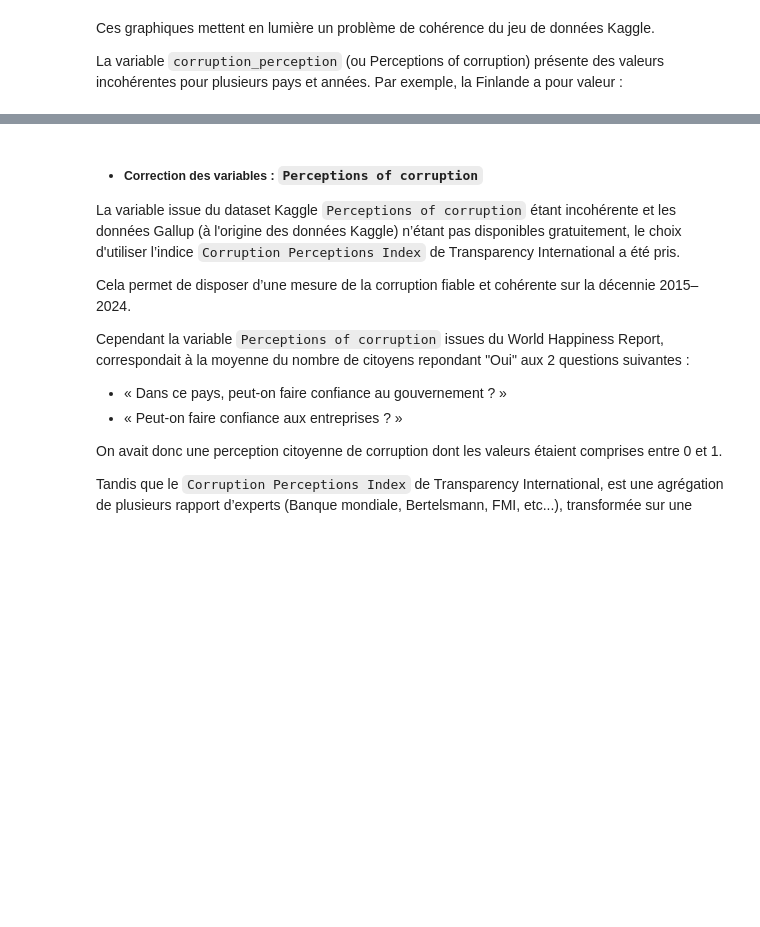
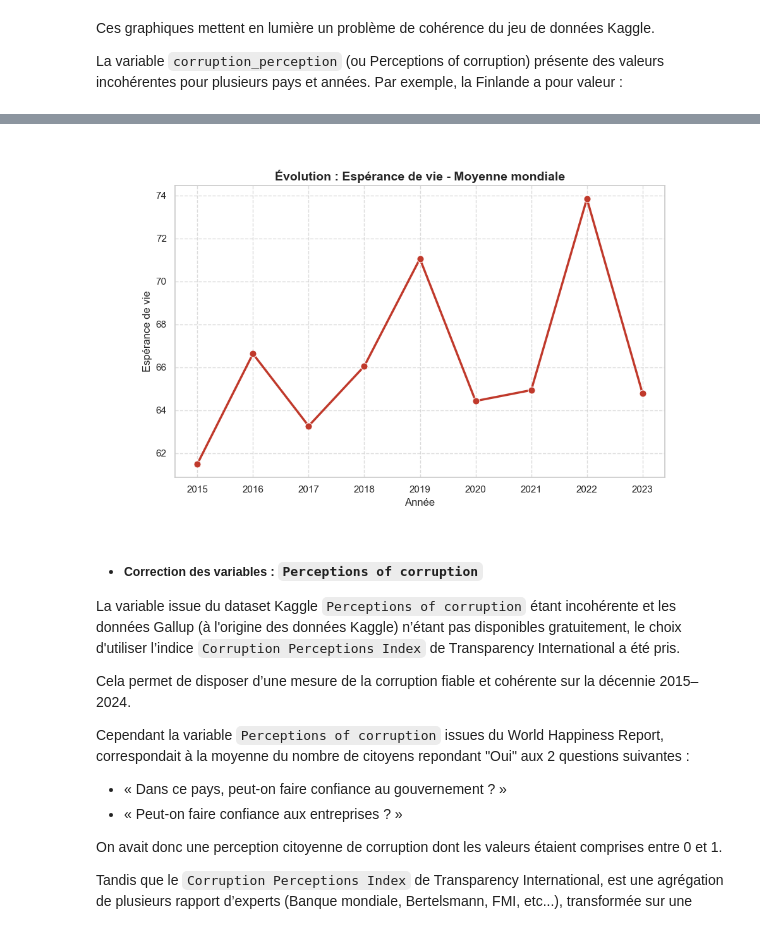
Before and after one commit to Anthony2210/world-happiness, a Jupyter notebook: code/nettoyage_des_données.ipynb, the cells around one changed output, grey strips where cells are left out. Cells and saved outputs as stored; diff of their text form; code cells hidden in the pictures; blank space fills up the shorter version.

```diff
--- a/code/nettoyage_des_données.ipynb
+++ b/code/nettoyage_des_données.ipynb
@@ -634,3 +539,7 @@ display(Image(filename="../figure/profil/global/mean_gdp_per_capita.png"))
+# %%
+display(Image(filename="../figure/profil/global/mean_healthy_life_expectancy.png"))
+# %% [output]
+[figure, added]
 # %% [markdown]
 - ##### Correction des variables : `Perceptions of corruption`
 
```
Also changed, not shown: parts of 58 cells of this notebook, 2 other files.
